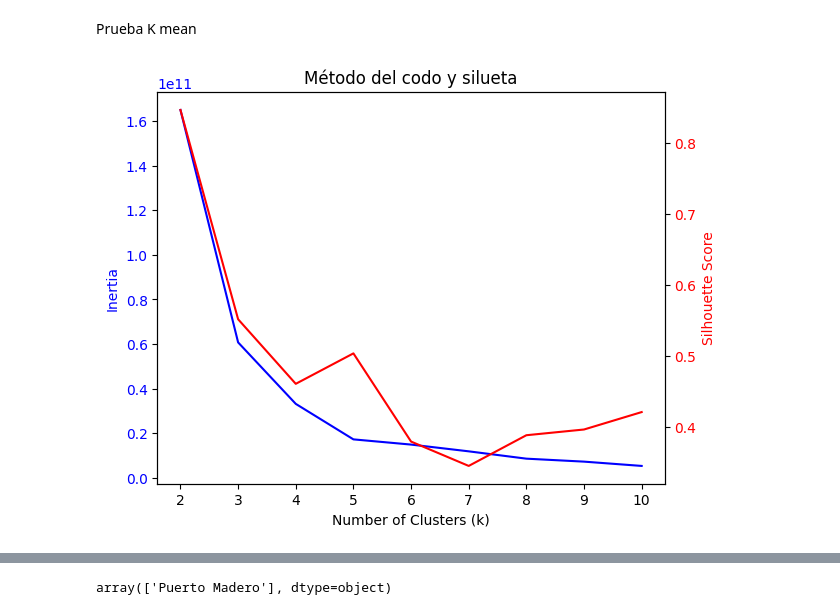
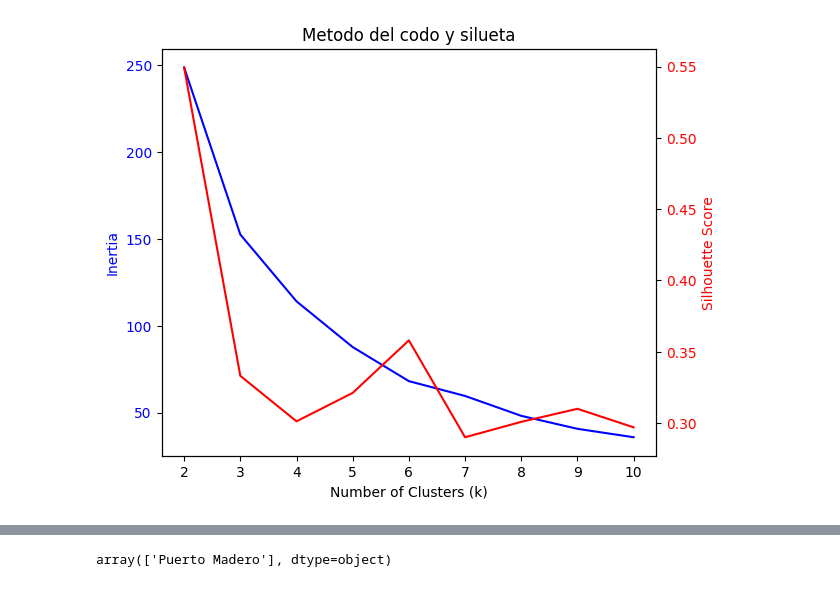
Before and after one commit to LBinello2004/TP1_Analitica_Descriptiva_ITBA, a Jupyter notebook: 5. EDA.ipynb, the cells around one changed output, grey strips where cells are left out. Cells and saved outputs as stored; diff of their text form; code cells hidden in the pictures.

```diff
--- a/5. EDA.ipynb
+++ b/5. EDA.ipynb
@@ -3,3 +3,3 @@ import pandas as pd
 # %%
-df = pd.read_csv("Argenprop_limpio.csv")
+df = pd.read_csv("Argenprop_limpio.csv", index_col=0)
 # %%
@@ -21,48 +15,54 @@ df
-# %% [markdown]
-Prueba K mean
 # %%
 from sklearn.cluster import KMeans
 from sklearn.metrics import silhouette_score
+from sklearn.preprocessing import StandardScaler
 import matplotlib.pyplot as plt
 
-barrio_features = df.groupby('Barrio').agg({
-    'Precio': 'mean',
-    'Expensas': 'mean',
-    'Sup_Cubierta_m2': 'mean',
-    'Sup_Total_m2': 'mean',
-    'Ambientes': 'mean',
-    'Dormitorios': 'mean',
-    'Baños': 'mean',
-    'Antiguedad': 'mean',}).dropna()
+features_cluster = [
+    'Precio',
+    'Expensas',
+    'Sup_Cubierta_m2',
+    'Sup_Total_m2',
+    'Ambientes',
+    'Dormitorios',
+    'Ba\u00f1os',
+    'Antiguedad'
+]
 
-X = barrio_features.values
+barrio_features = (
+    df.groupby('Barrio')[features_cluster]
+      .mean()
+      .dropna()
+)
+
+scaler = StandardScaler()
+X = scaler.fit_transform(barrio_features)
 
 inertia = []
+silhouette_scores = []
 k_range = range(2, 11)
+
 for k in k_range:
-    kmeans = KMeans(n_clusters=k, random_state=42)
-    kmeans.fit(X)
+    kmeans = KMeans(n_clusters=k, random_state=42, n_init=10)
+    labels = kmeans.fit_predict(X)
     inertia.append(kmeans.inertia_)
-
-silhouette_scores = []
-for k in k_range:
-    kmeans = KMeans(n_clusters=k, random_state=42)
-    labels = kmeans.fit_predict(X)
     silhouette_scores.append(silhouette_score(X, labels))
 
 fig, ax1 = plt.subplots()
 
 ax1.plot(k_range, inertia, 'b-', label='Inertia (Elbow)')
 ax1.set_xlabel('Number of Clusters (k)')
 ax1.set_ylabel('Inertia', color='b')
 ax1.tick_params(axis='y', labelcolor='b')
+
 ax2 = ax1.twinx()
 ax2.plot(k_range, silhouette_scores, 'r-', label='Silhouette Score')
 ax2.set_ylabel('Silhouette Score', color='r')
 ax2.tick_params(axis='y', labelcolor='r')
+
 fig.tight_layout()
-plt.title('Método del codo y silueta')
+plt.title('Metodo del codo y silueta')
 plt.show()
 # %% [output]
-[figure, old version]
+[figure, new version]
 # %%
```
Also changed, not shown: parts of 11 cells of this notebook, 2 other files.
